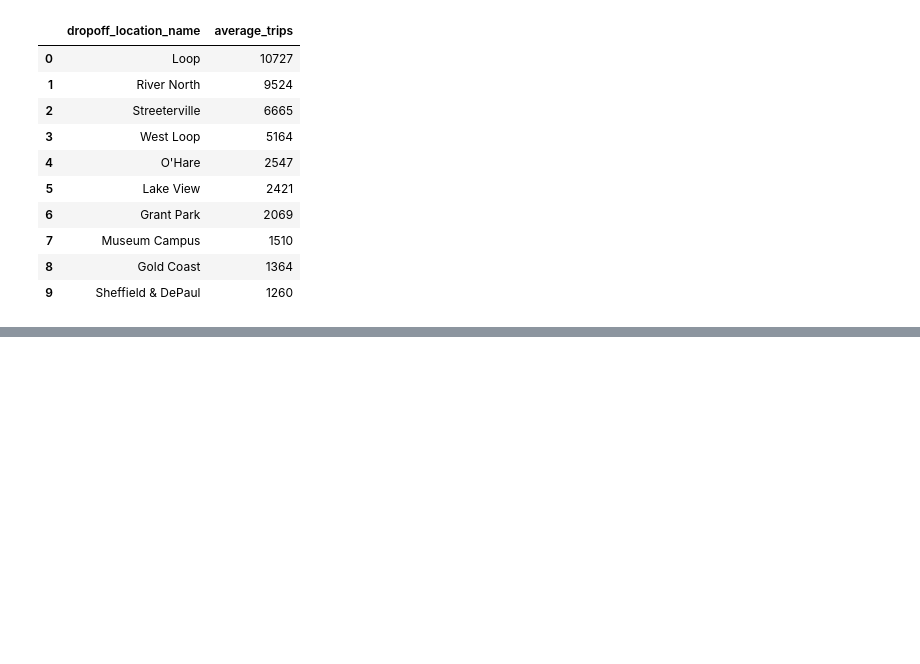
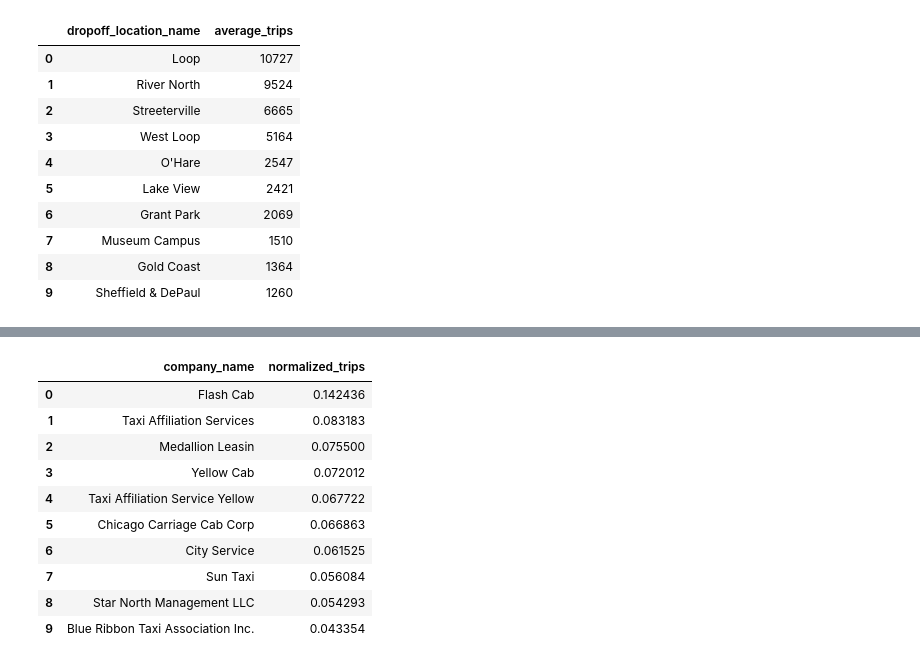
Before and after one commit to Vyncent-vdW/sprint_six_sql_project, a Jupyter notebook: sprint_six_sql_nb.ipynb, the cells around one changed output, grey strips where cells are left out. Cells and saved outputs as stored; diff of their text form; code cells hidden in the pictures; blank space fills up the shorter version.

```diff
--- a/sprint_six_sql_nb.ipynb
+++ b/sprint_six_sql_nb.ipynb
@@ -185,0 +244,17 @@ dropoff_trips_avg.head(10)
+# %%
+trips_sum = company_trips_amount['trips_amount'].sum()
+normalized_trips_df = company_trips_amount[['company_name']].copy()
+normalized_trips_df['normalized_trips'] = (company_trips_amount['trips_amount'] / trips_sum)
+normalized_trips_df.head(10)
+# %% [output]
+|  | company_name | normalized_trips |
+| 0 | Flash Cab | 0.142436 |
+| 1 | Taxi Affiliation Services | 0.083183 |
+| 2 | Medallion Leasin | 0.075500 |
+| 3 | Yellow Cab | 0.072012 |
+| 4 | Taxi Affiliation Service Yellow | 0.067722 |
+| 5 | Chicago Carriage Cab Corp | 0.066863 |
+| 6 | City Service | 0.061525 |
+| 7 | Sun Taxi | 0.056084 |
+| 8 | Star North Management LLC | 0.054293 |
+| 9 | Blue Ribbon Taxi Association Inc. | 0.043354 |
```
Also changed, not shown: parts of 8 cells of this notebook.
